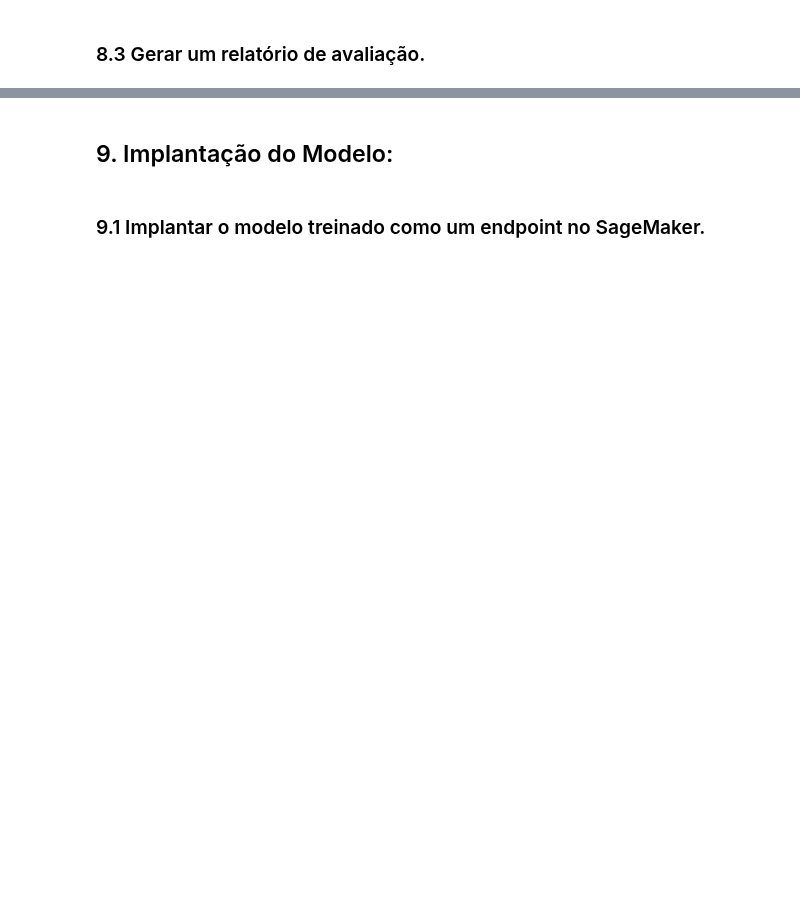
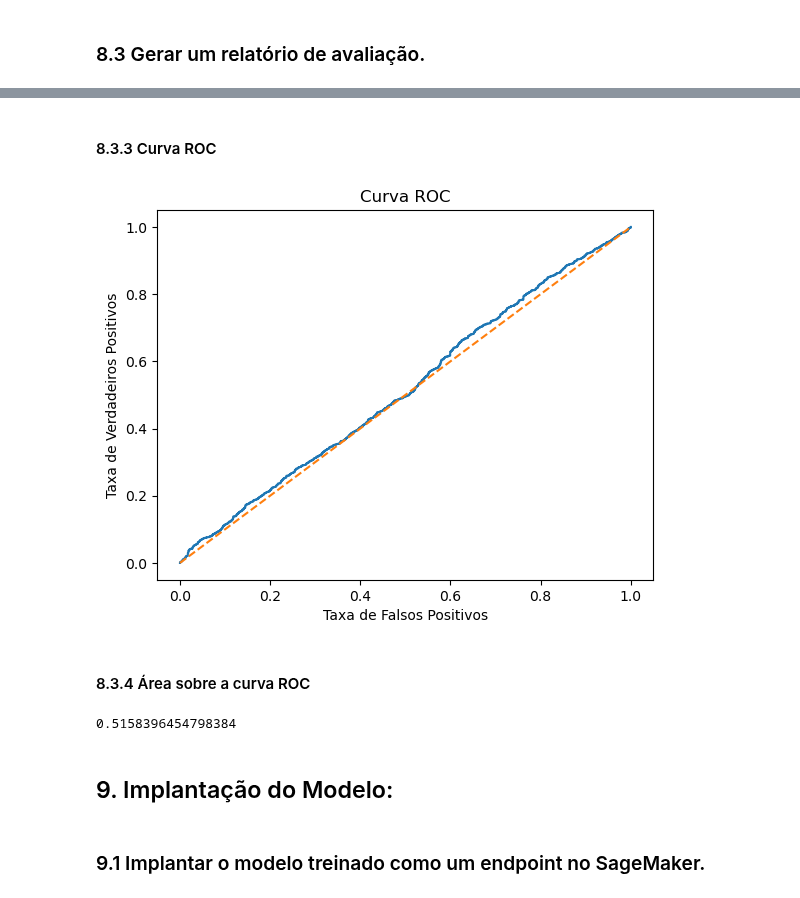
Before and after one commit to clairtonluz/MBA-em-ciencia-de-dados, a Jupyter notebook: SageMaker/trabalho2.ipynb, the cells around one changed output, grey strips where cells are left out. Cells and saved outputs as stored; diff of their text form; code cells hidden in the pictures; blank space fills up the shorter version.

```diff
--- a/SageMaker/trabalho2.ipynb
+++ b/SageMaker/trabalho2.ipynb
@@ -512,3 +504,27 @@ boto3.Session().resource("s3").Bucket(bucket).download_file(model_path, "model.t
+# %% [markdown]
+#### 8.3.3 Curva ROC
+# %%
+from sklearn.metrics import roc_curve
+import matplotlib.pyplot as plt
+
+fpr, tpr, thresholds = roc_curve(y_test, predictions)
+
+plt.plot(fpr, tpr)
+plt.plot([0, 1], [0, 1], "--")
+plt.xlabel("Taxa de Falsos Positivos")
+plt.ylabel("Taxa de Verdadeiros Positivos")
+plt.title("Curva ROC")
+plt.show()
+# %% [output]
+[figure, added]
+# %% [markdown]
+#### 8.3.4 Área sobre a curva ROC
+# %%
+from sklearn.metrics import roc_auc_score
+
+roc_auc_score(y_test, predictions)
+# %% [output]
+0.5158396454798384
 # %% [markdown]
 ## 9. Implantação do Modelo:
 # %% [markdown]
```
Also changed, not shown: parts of 28 cells of this notebook, 2 other files.
